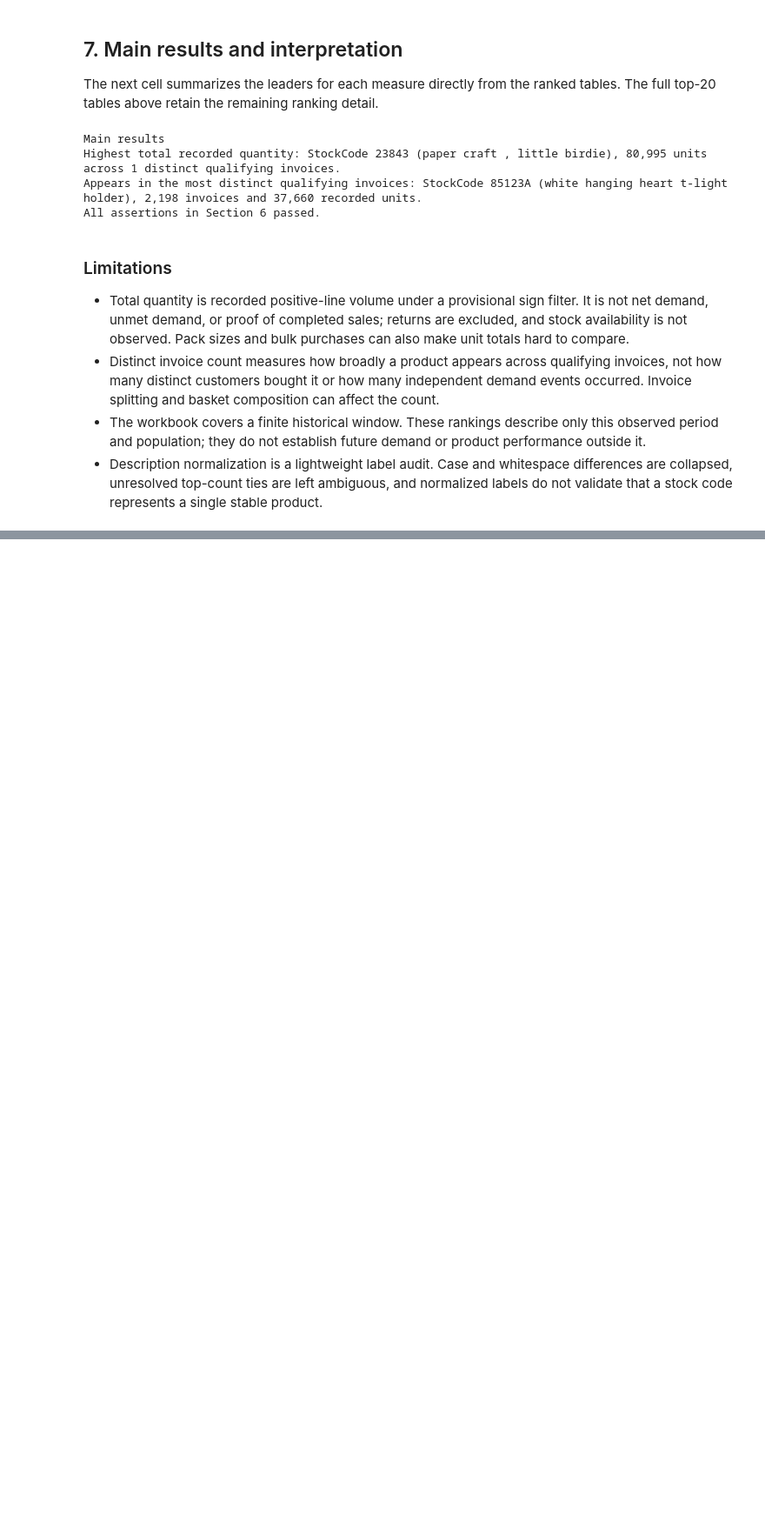
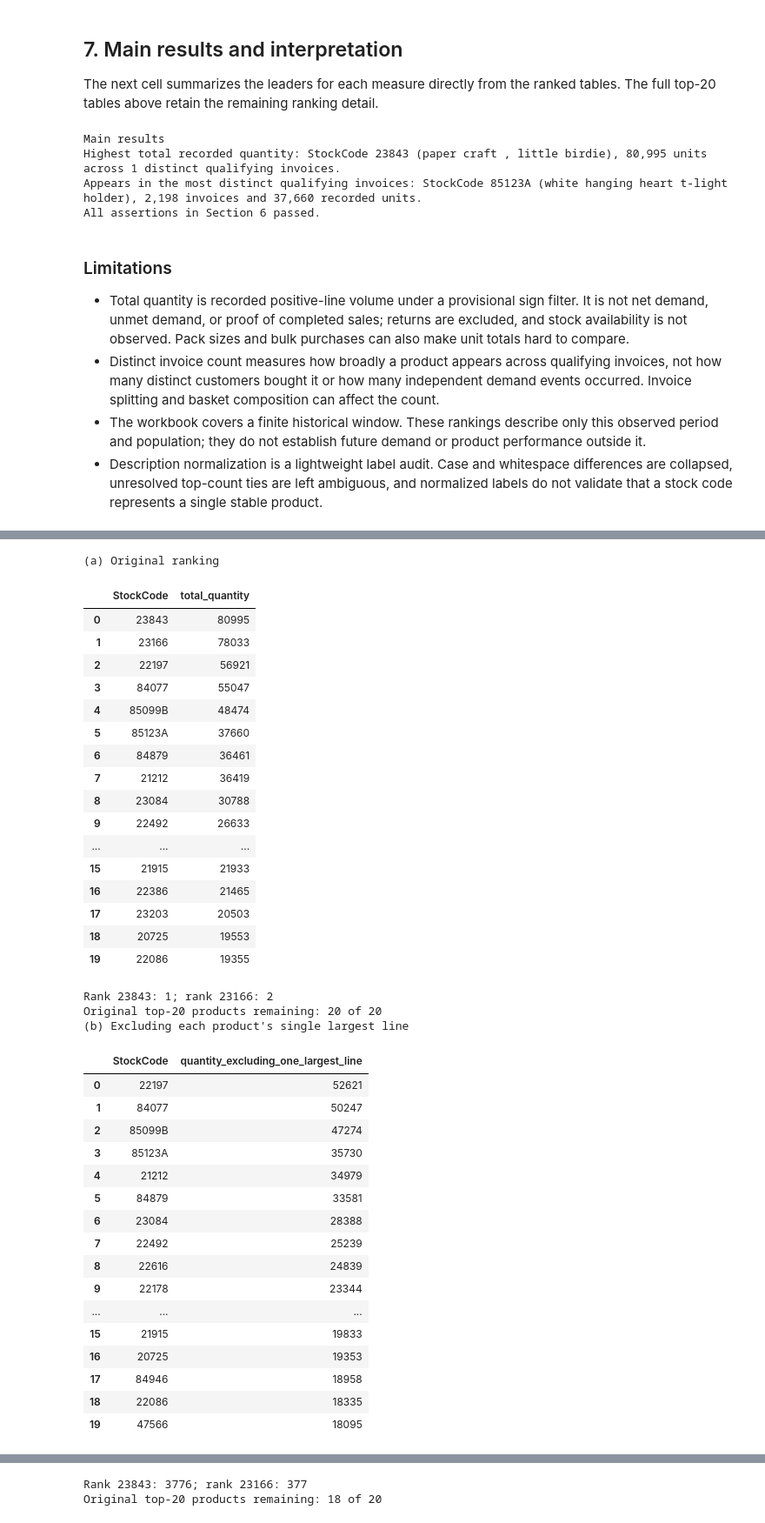
Before and after one commit to Omar-BenAmara/pricing-demand-analysis, a Jupyter notebook: notebooks/02_product_analysis.ipynb, the cells around one changed output, grey strips where cells are left out. Shown at 87% size. Saved outputs shown, nothing was run; the diff lists cells and outputs as text; code cells hidden in the pictures; blank space fills up the shorter version.

```diff
--- a/notebooks/02_product_analysis.ipynb
+++ b/notebooks/02_product_analysis.ipynb
@@ -306,0 +396,78 @@ All assertions in Section 6 passed.
+# %%
+original_totals = sales_like.groupby("StockCode")["Quantity"].sum()
+ranking_a = product_metrics[["StockCode", "total_quantity"]].sort_values(
+    ["total_quantity", "StockCode"], ascending=[False, True], kind="mergesort"
+).reset_index(drop=True)
+
+largest_line_indexes = sales_like.groupby("StockCode")["Quantity"].idxmax()
+without_largest_totals = (
+    sales_like.drop(index=largest_line_indexes).groupby("StockCode")["Quantity"].sum()
+    .reindex(original_totals.index, fill_value=0)
+)
+ranking_b = without_largest_totals.rename("quantity_excluding_one_largest_line").reset_index()
+ranking_b = ranking_b.sort_values(
+    ["quantity_excluding_one_largest_line", "StockCode"], ascending=[False, True], kind="mergesort"
+).reset_index(drop=True)
+
+unmatched_net_totals = retail.groupby("StockCode", dropna=False)["Quantity"].sum()
+ranking_c = unmatched_net_totals.rename("unmatched_net_quantity").reset_index()
+ranking_c = ranking_c.sort_values(
+    ["unmatched_net_quantity", "StockCode"], ascending=[False, True], kind="mergesort"
+).reset_index(drop=True)
+
+rankings = {
+    "(a) Original ranking": (ranking_a, "total_quantity"),
+    "(b) Excluding each product's single largest line": (ranking_b, "quantity_excluding_one_largest_line"),
+    "(c) Unmatched net (signed Quantity over all retail rows)": (ranking_c, "unmatched_net_quantity"),
+}
+baseline_top20 = set(ranking_a.head(20)["StockCode"])
+
+def rank_for_stock_code(frame, stock_code):
+    matches = frame["StockCode"].astype("string").str.strip().eq(stock_code)
+    return int(frame.index[matches][0] + 1) if matches.any() else None
+
+for label, (ranking, quantity_column) in rankings.items():
+    print(label)
+    display(ranking.head(20))
+    current_top20 = set(ranking.head(20)["StockCode"])
+    print(f"Rank 23843: {rank_for_stock_code(ranking, '23843')}; rank 23166: {rank_for_stock_code(ranking, '23166')}")
+    print(f"Original top-20 products remaining: {len(baseline_top20.intersection(current_top20))} of 20")
+# %% [output]
+(a) Original ranking
+|  | StockCode | total_quantity |
+| 0 | 23843 | 80995 |
+| 1 | 23166 | 78033 |
+| 2 | 22197 | 56921 |
+| 3 | 84077 | 55047 |
+| 4 | 85099B | 48474 |
+| 5 | 85123A | 37660 |
+| 6 | 84879 | 36461 |
+| 7 | 21212 | 36419 |
+| 8 | 23084 | 30788 |
+| 9 | 22492 | 26633 |
+| ... | ... | ... |
+| 15 | 21915 | 21933 |
+| 16 | 22386 | 21465 |
+| 17 | 23203 | 20503 |
+| 18 | 20725 | 19553 |
+| 19 | 22086 | 19355 |
+Rank 23843: 1; rank 23166: 2
+Original top-20 products remaining: 20 of 20
+(b) Excluding each product's single largest line
+|  | StockCode | quantity_excluding_one_largest_line |
+| 0 | 22197 | 52621 |
+| 1 | 84077 | 50247 |
+| 2 | 85099B | 47274 |
+| 3 | 85123A | 35730 |
+| 4 | 21212 | 34979 |
+| 5 | 84879 | 33581 |
+| 6 | 23084 | 28388 |
+| 7 | 22492 | 25239 |
+| 8 | 22616 | 24839 |
+| 9 | 22178 | 23344 |
+| ... | ... | ... |
+| 15 | 21915 | 19833 |
+| 16 | 20725 | 19353 |
+| 17 | 84946 | 18958 |
+| 18 | 22086 | 18335 |
+| 19 | 47566 | 18095 |
@@ -306,0 +494,2 @@ All assertions in Section 6 passed.
+Rank 23843: 3776; rank 23166: 377
+Original top-20 products remaining: 18 of 20
```
Also changed, not shown: parts of 17 cells of this notebook.
